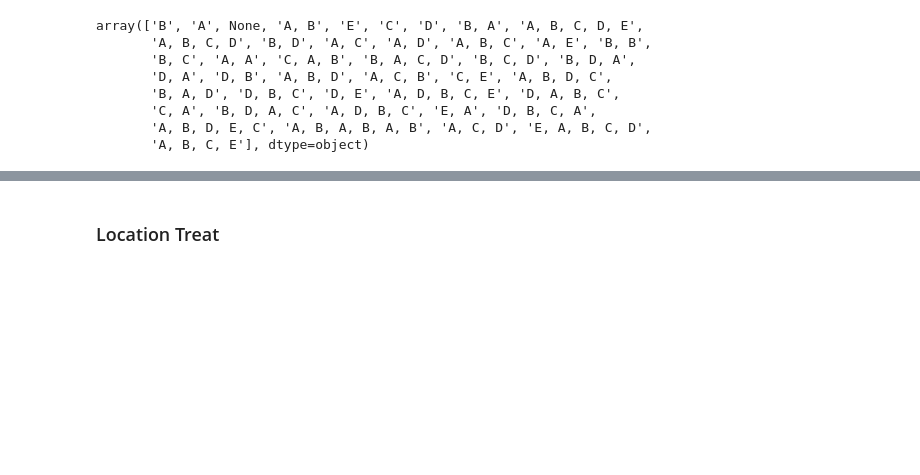
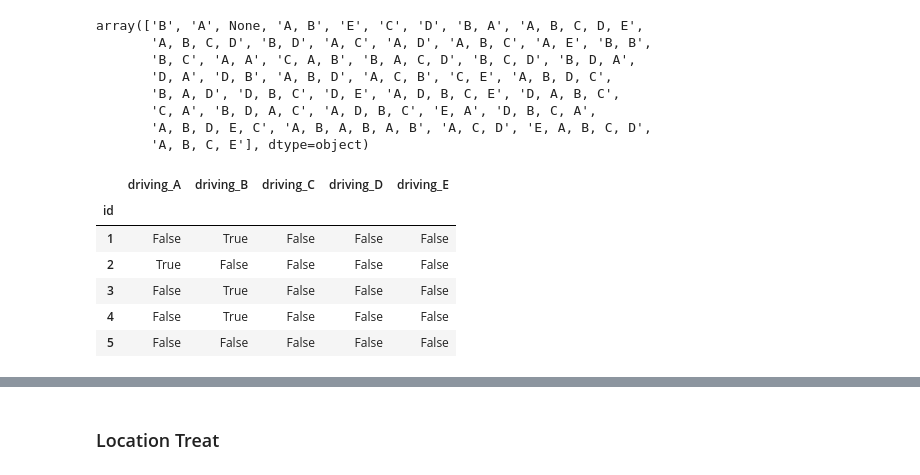
Before and after one commit to mauriciopsgv/CandidateFinder, a Jupyter notebook: 01-treat_database.ipynb, the cells around one changed output, grey strips where cells are left out. Drawn from its saved outputs; the diff is of its cells as text; code cells hidden in the pictures; blank space fills up the shorter version.

Commit message:
Complementary Data Treatment and Start of tree interaction

```diff
--- a/01-treat_database.ipynb
+++ b/01-treat_database.ipynb
@@ -84,3 +96,10 @@ def one_edit_apart(s1, s2):
+# %%
+def split_string_list_in_features(target_dataset, target_column, classes, new_column_prefix):
+    aux_dataset = pd.DataFrame()
+    aux_dataset['dict'] = target_dataset[target_column].apply(string_list_to_dict, args=[classes])
+    for key in classes:
+        aux_dataset[new_column_prefix + '_' + key] = aux_dataset['dict'].map(lambda v: v[key])
+    return aux_dataset.drop('dict', axis=1)
 # %% [markdown]
 ### Professional Goals Salary Treat
 # %% [markdown]
@@ -125,7 +144,7 @@ array(['None', 'Estagio', 'Efetivo - CLT', 'Outros', 'Temporario',
 # %% [markdown]
 Necessario unificar termos com distancia de edição até 1 e incluir não informado nas situações com None
 # %%
-swap_none_for_constant(raw_data, 'professional_goals_contract_type', "Nao Informado")
+raw_data = swap_none_for_constant(raw_data, 'professional_goals_contract_type', "Nao Informado")
 # %%
 raw_data['professional_goals_contract_type'].astype(str).apply(unidecode).unique()
 # %% [output]
@@ -161,7 +180,7 @@ array(['Periodo Integral', 'Parcial manhas', 'None', 'Parcial tardes',
        'Parcial noites', 'Noturno', 'Perodo Integral', 'Parcial manhs'],
       dtype=object)
 # %%
-swap_none_for_constant(raw_data, 'professional_goals_working_hours', "Nao Informado")
+raw_data = swap_none_for_constant(raw_data, 'professional_goals_working_hours', "Nao Informado")
 # %%
 core_working_hours = ['Periodo Integral', 'Parcial manhas', 'None', 'Parcial tardes',
                        'Parcial noites', 'Noturno']
@@ -200,3 +225,18 @@ array(['B', 'A', None, 'A, B', 'E', 'C', 'D', 'B, A', 'A, B, C, D, E',
        'C, A', 'B, D, A, C', 'A, D, B, C', 'E, A', 'D, B, C, A',
        'A, B, D, E, C', 'A, B, A, B, A, B', 'A, C, D', 'E, A, B, C, D',
        'A, B, C, E'], dtype=object)
+# %%
+treated_dataset = swap_none_for_constant(treated_dataset, 'complementary_data_driving', "")
+# %%
+driving_classes = ['A', 'B', 'C', 'D', 'E']
+new_features = split_string_list_in_features(treated_dataset, 'complementary_data_driving', driving_classes, 'driving')
+treated_dataset = pd.concat([treated_dataset,new_features], axis=1)
+treated_dataset[['driving_' + k for k in driving_classes]].head()
+# %% [output]
+|  | driving_A | driving_B | driving_C | driving_D | driving_E |
+| id |  |  |  |  |  |
+| 1 | False | True | False | False | False |
+| 2 | True | False | False | False | False |
+| 3 | False | True | False | False | False |
+| 4 | False | True | False | False | False |
+| 5 | False | False | False | False | False |
```
Also changed, not shown: parts of 10 cells of this notebook, 2 other files.
